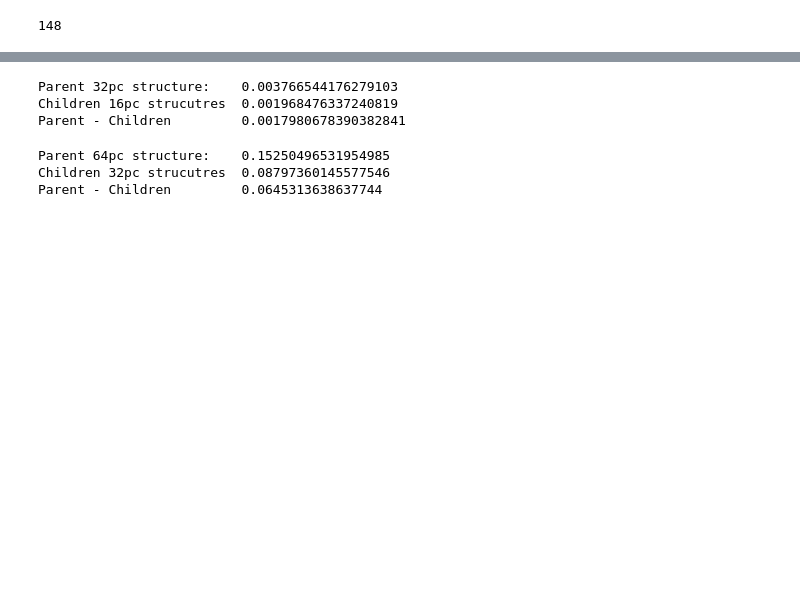
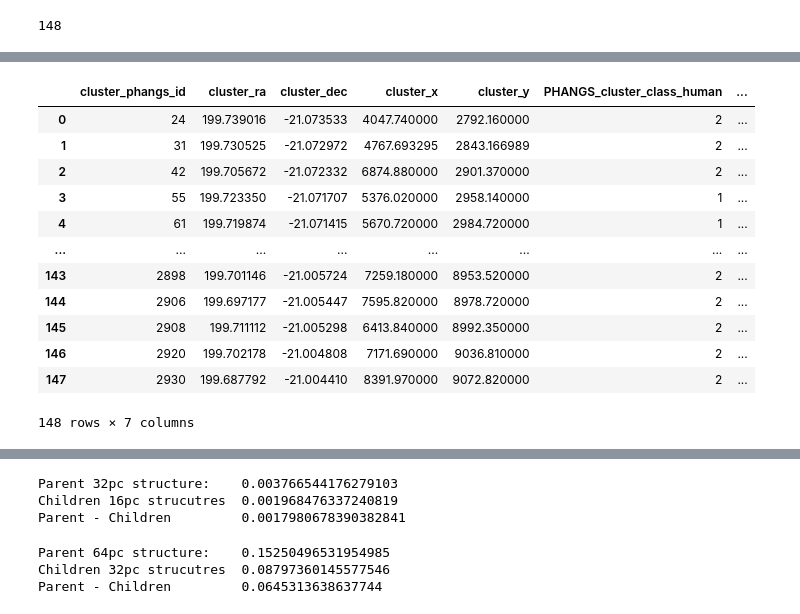
Before and after one commit to kilarson/msa, a Jupyter notebook: msa_structure.ipynb, the cells around one changed output, grey strips where cells are left out. Cells and saved outputs as stored; diff of their text form; code cells hidden in the pictures; blank space fills up the shorter version.

```diff
--- a/msa_structure.ipynb
+++ b/msa_structure.ipynb
@@ -762,3 +773,19 @@ ValueError: Big-endian buffer not supported on little-endian compiler
+# %%
+df_struct['orphans']
+# %% [output]
+|  | cluster_phangs_id | cluster_ra | cluster_dec | cluster_x | cluster_y | PHANGS_cluster_class_human | ... |
+| 0 | 24 | 199.739016 | -21.073533 | 4047.740000 | 2792.160000 | 2 | ... |
+| 1 | 31 | 199.730525 | -21.072972 | 4767.693295 | 2843.166989 | 2 | ... |
+| 2 | 42 | 199.705672 | -21.072332 | 6874.880000 | 2901.370000 | 2 | ... |
+| 3 | 55 | 199.723350 | -21.071707 | 5376.020000 | 2958.140000 | 1 | ... |
+| 4 | 61 | 199.719874 | -21.071415 | 5670.720000 | 2984.720000 | 1 | ... |
+| ... | ... | ... | ... | ... | ... | ... | ... |
+| 143 | 2898 | 199.701146 | -21.005724 | 7259.180000 | 8953.520000 | 2 | ... |
+| 144 | 2906 | 199.697177 | -21.005447 | 7595.820000 | 8978.720000 | 2 | ... |
+| 145 | 2908 | 199.711112 | -21.005298 | 6413.840000 | 8992.350000 | 2 | ... |
+| 146 | 2920 | 199.702178 | -21.004808 | 7171.690000 | 9036.810000 | 2 | ... |
+| 147 | 2930 | 199.687792 | -21.004410 | 8391.970000 | 9072.820000 | 2 | ... |
+148 rows × 7 columns
 # %%
 df_struct['lvl1']
 # %% [output]
```
Also changed, not shown: parts of 6 cells of this notebook.
